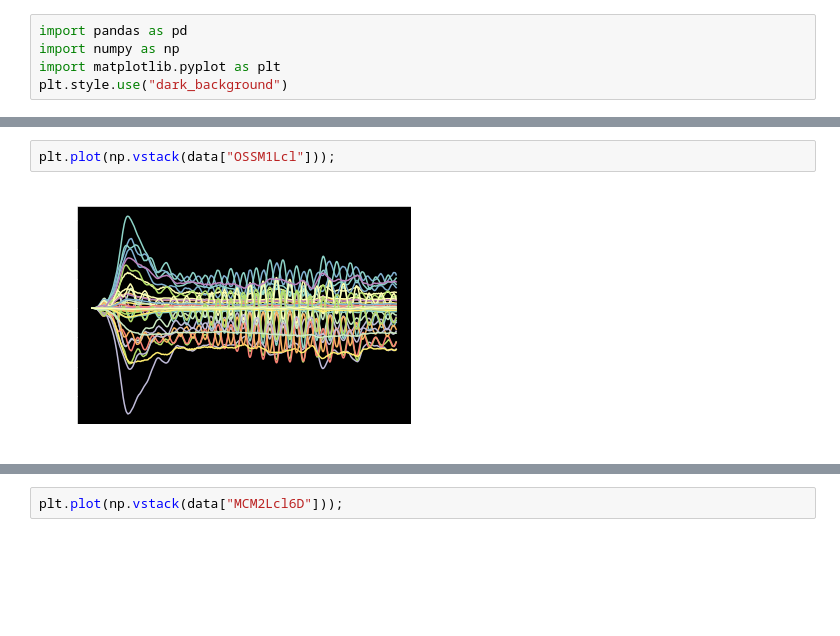
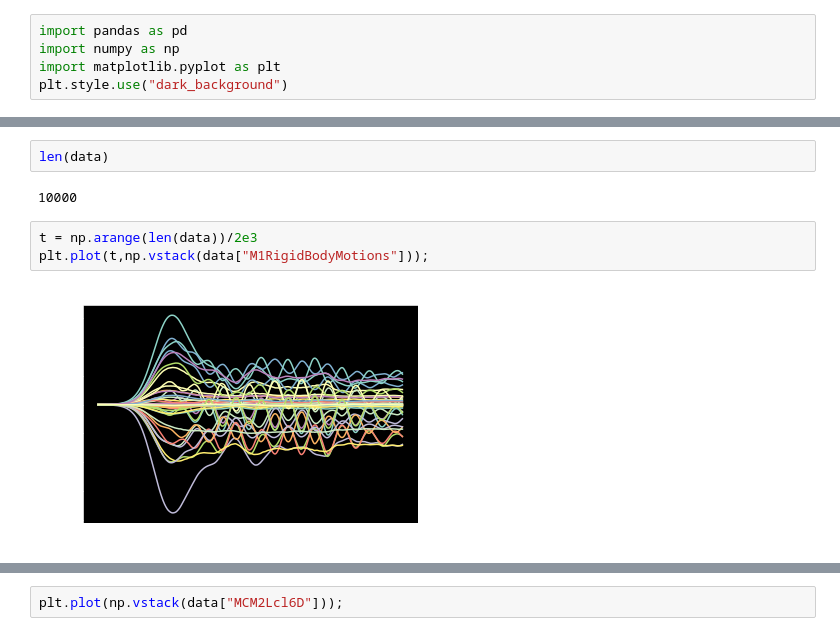
Before and after one commit to rconan/asm-im, a Jupyter notebook: data-analysis.ipynb, the cells around one changed output, grey strips where cells are left out. Cells and saved outputs as stored; diff of their text form; blank space fills up the shorter version.

```diff
--- a/data-analysis.ipynb
+++ b/data-analysis.ipynb
@@ -25,7 +43,12 @@ ax.grid()
-# %%
-plt.plot(np.vstack(data["OSSM1Lcl"]));
-# %% [output]
-[figure, removed]
+# %%
+len(data)
+# %% [output]
+10000
+# %%
+t = np.arange(len(data))/2e3
+plt.plot(t,np.vstack(data["M1RigidBodyMotions"]));
+# %% [output]
+[figure, added]
 # %%
 plt.plot(np.vstack(data["OSSM1Lcl"]));
 # %% [output]
```
Also changed, not shown: parts of 8 cells of this notebook, 2 other files.
